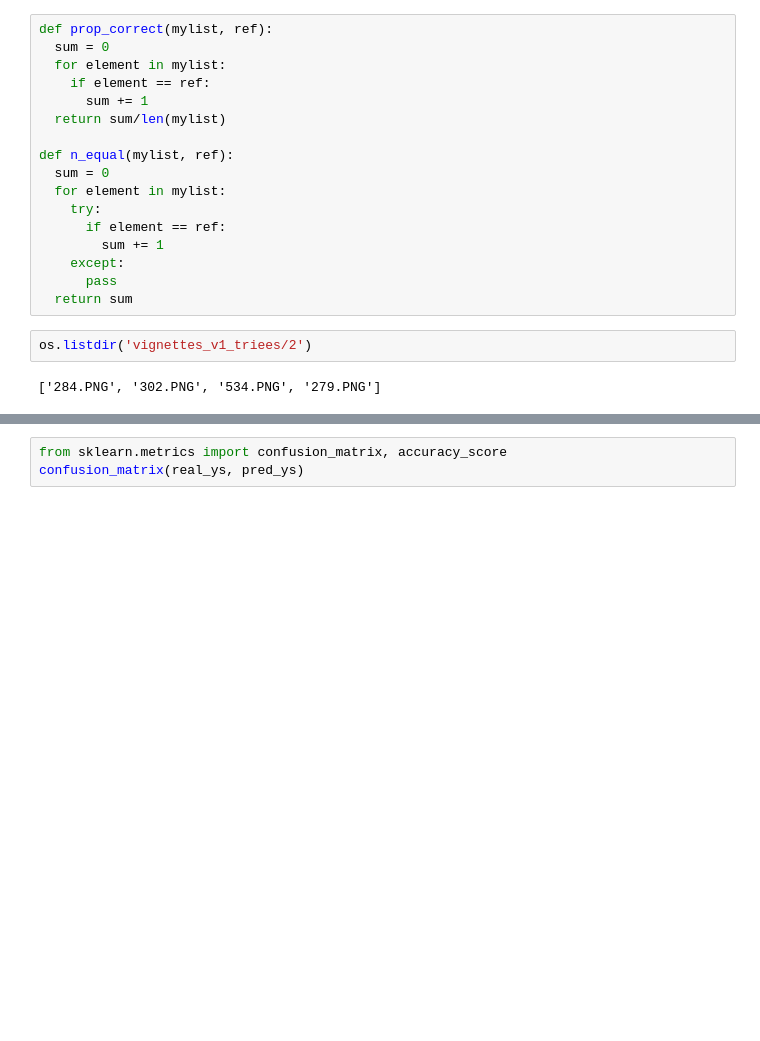
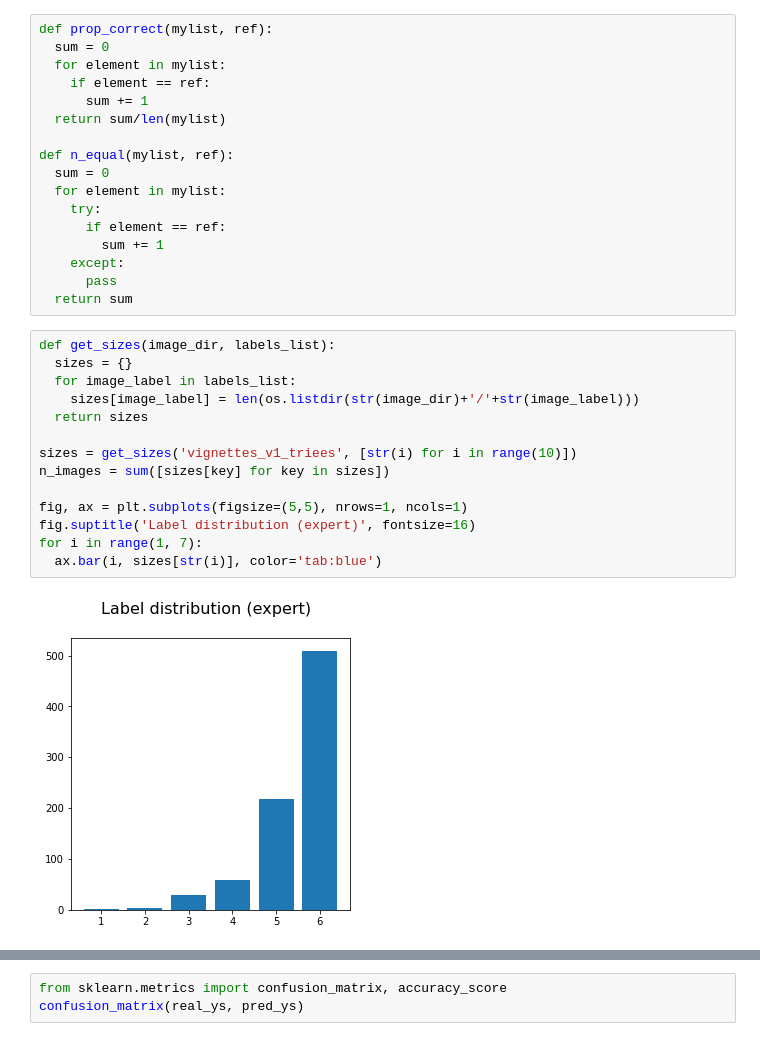
Before and after one commit to tyrosine-rex/projet_DL_photoreceptor, a Jupyter notebook: source/notebook/LeNet5.ipynb, the cells around one changed output, grey strips where cells are left out. Drawn from its saved outputs; the diff is of its cells as text; blank space fills up the shorter version.

```diff
--- a/source/notebook/LeNet5.ipynb
+++ b/source/notebook/LeNet5.ipynb
@@ -561,8 +553,20 @@ def n_equal(mylist, ref):
     except:
       pass
   return sum
-# %%
-os.listdir('vignettes_v1_triees/2')
-# %% [output]
-['284.PNG', '302.PNG', '534.PNG', '279.PNG']
+# %%
+def get_sizes(image_dir, labels_list):
+  sizes = {}
+  for image_label in labels_list:
+    sizes[image_label] = len(os.listdir(str(image_dir)+'/'+str(image_label)))
+  return sizes
+
+sizes = get_sizes('vignettes_v1_triees', [str(i) for i in range(10)])
+n_images = sum([sizes[key] for key in sizes])
+
+fig, ax = plt.subplots(figsize=(5,5), nrows=1, ncols=1)
+fig.suptitle('Label distribution (expert)', fontsize=16)
+for i in range(1, 7):
+  ax.bar(i, sizes[str(i)], color='tab:blue')
+# %% [output]
+[figure, added]
 # %%
```
Also changed, not shown: parts of 14 cells of this notebook.
